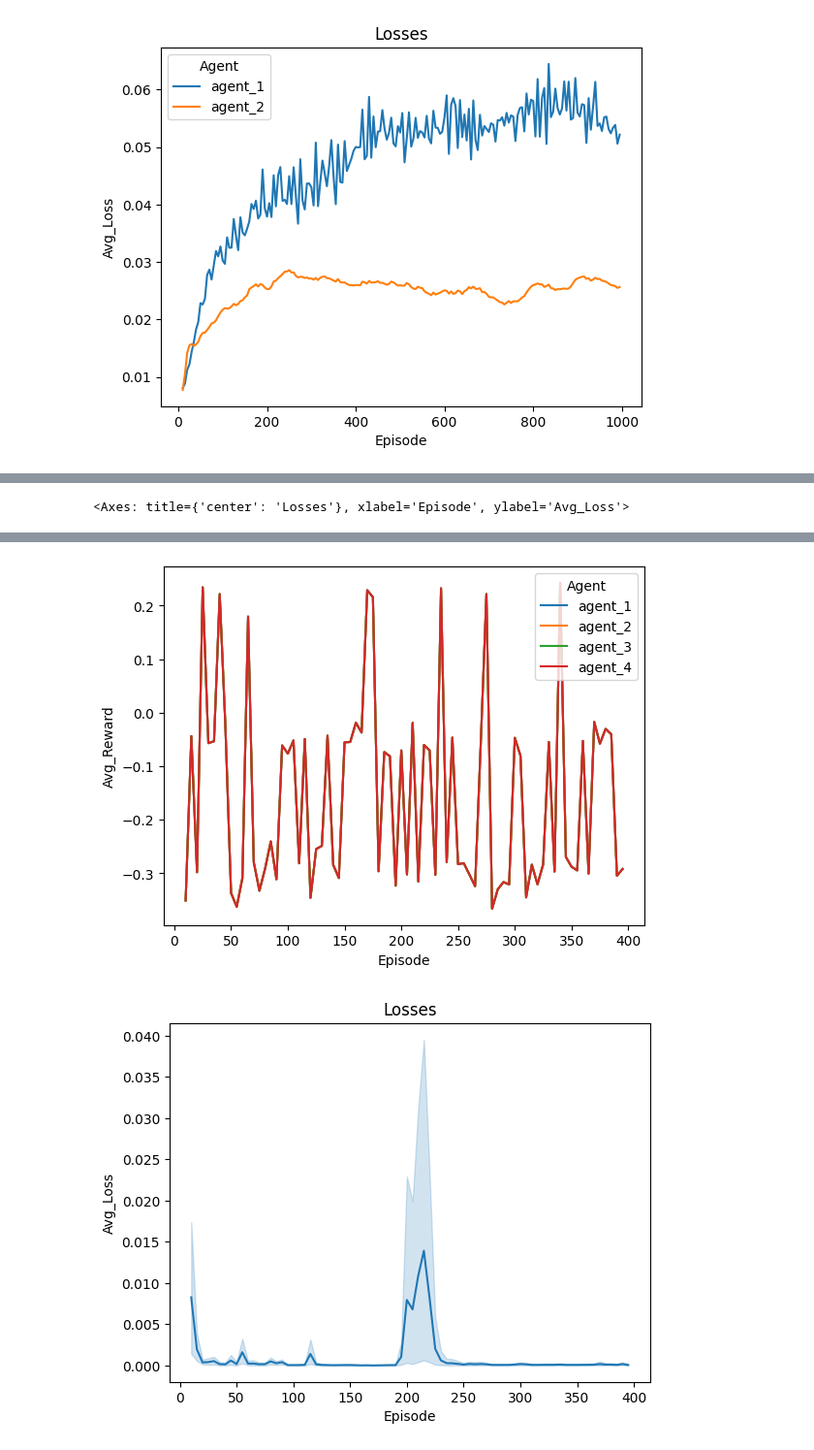
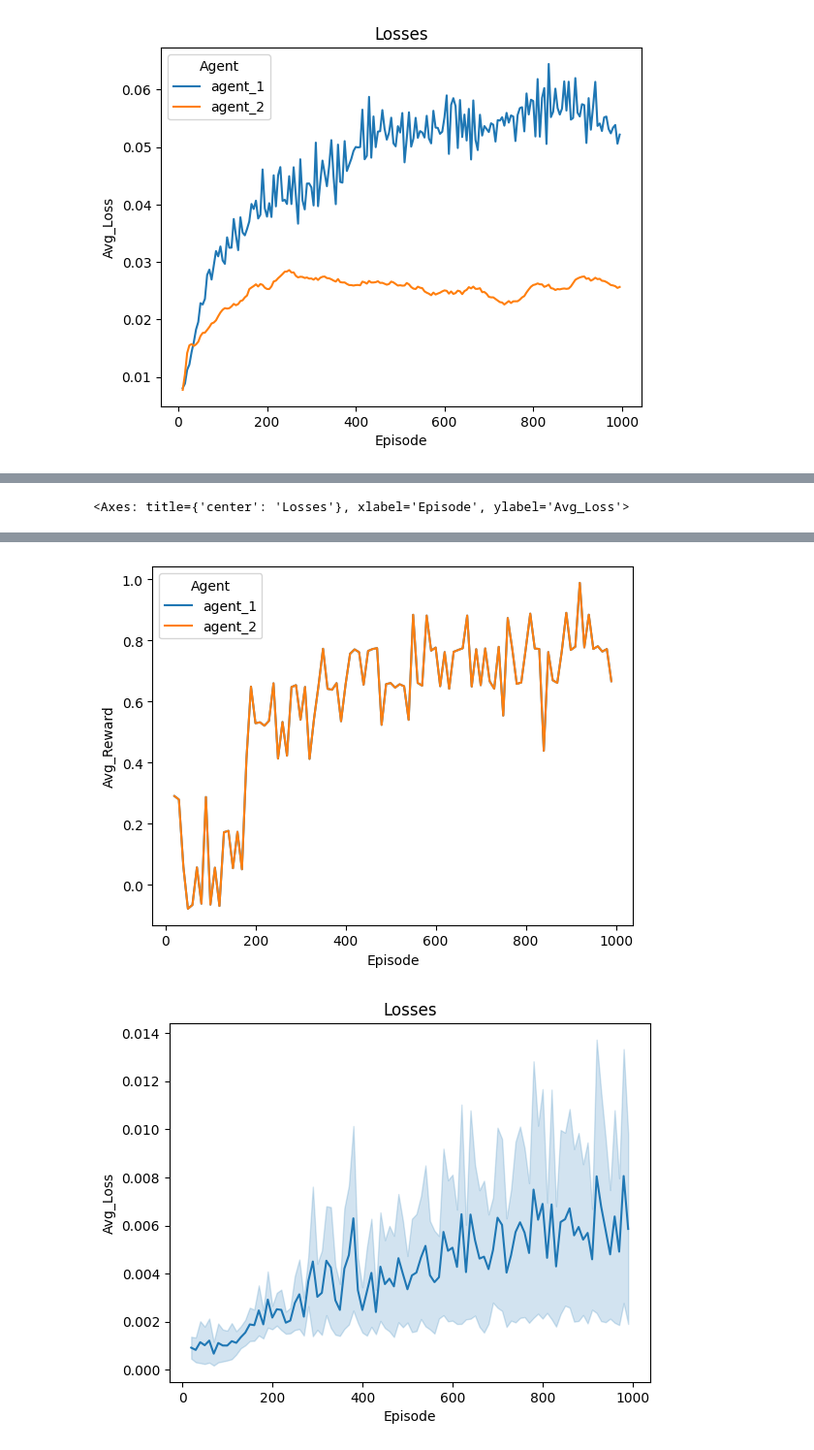
Before and after one commit to hkolstee/masterThesis, a Jupyter notebook: test_DQN.ipynb, the cells around one changed output, grey strips where cells are left out. Shown at 97% size. Saved outputs shown, nothing was run; the diff lists cells and outputs as text; code cells hidden in the pictures.

Commit message:
training DQNs

```diff
--- a/test_DQN.ipynb
+++ b/test_DQN.ipynb
@@ -480,0 +538,4 @@ sns.lineplot(data = df2, x = "Episode", y = "Avg_Loss", hue = "Agent")
+# %%
+sequential_DQN = seqDQN(env, eps_steps = 100 * 200, layer_sizes = (64, 64), tau = 0.0025, buffer_max_size = 100000, batch_size = 8)
+
+rewards, losses = sequential_DQN.train(1000)
@@ -481,21 +563,22 @@ sns.lineplot(data = df2, x = "Episode", y = "Avg_Loss", hue = "Agent")
 # %%
+
 data1 = np.vstack(rewards)
 data2 = np.vstack(losses)
 
-df1 = pd.DataFrame(data1, columns = ["agent_1", "agent_2", "agent_3", "agent_4"])
+df1 = pd.DataFrame(data1, columns = ["agent_1", "agent_2"])
 df1["Episode"] = list(range(data1.shape[0]))
 
-df2 = pd.DataFrame(data2, columns = ["agent_1", "agent_2", "agent_3", "agent_4"])
+df2 = pd.DataFrame(data2, columns = ["agent_1", "agent_2"])
 df2["Episode"] = list(range(data1.shape[0]))
 
 df1 = df1.melt('Episode', var_name='Agent', value_name='Rewards')
 df2 = df2.melt('Episode', var_name='Agent', value_name='Rewards')
-df1["Avg_Reward"] = df1["Rewards"].rolling(window = 5, step = 5).mean()
-df1 = df1[df1.Episode > 5]
+df1["Avg_Reward"] = df1["Rewards"].rolling(window = 10, step = 10).mean()
+df1 = df1[df1.Episode > 10]
 df1.dropna()
 
-df2["Avg_Loss"] = df2["Rewards"].rolling(window = 5, step = 5).mean()
-df2 = df2[df2.Episode > 5]
+df2["Avg_Loss"] = df2["Rewards"].rolling(window = 10, step = 10).mean()
+df2 = df2[df2.Episode > 10]
 df2.dropna()
 
 import seaborn as sns
@@ -519,2 +602,2 @@ sns.lineplot(data = df2, x = "Episode", y = "Avg_Loss", hue = "Agent")
-[figure, old version]
+[figure, new version]
-[figure, old version]
+[figure, new version]
```
Also changed, not shown: parts of 8 cells of this notebook, 5 other files.
